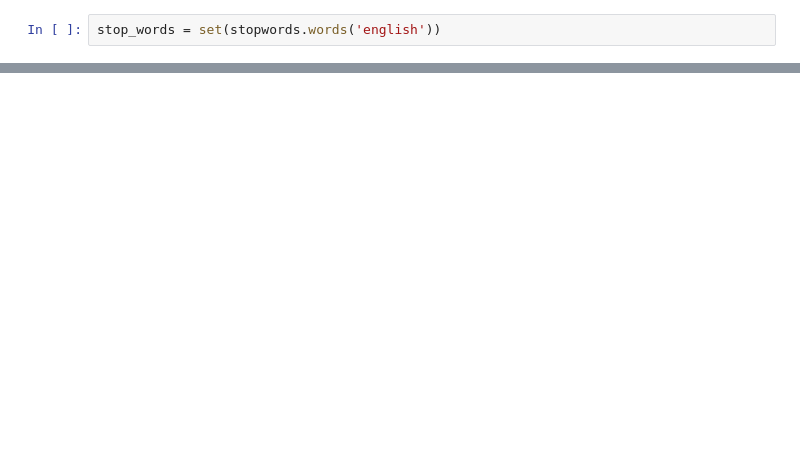
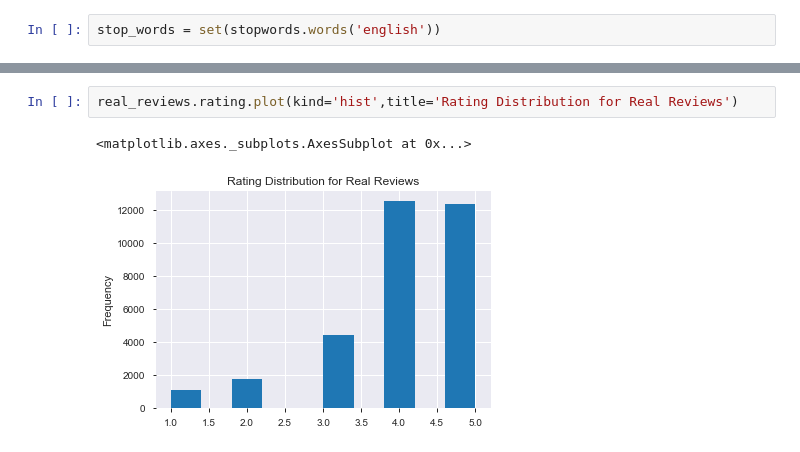
Before and after one commit to ameliachu/fake-review-detection-project, a Jupyter notebook: notebooks/ece278/00-EDA.ipynb, the cells around one changed output, grey strips where cells are left out. Saved outputs shown, nothing was run; the diff lists cells and outputs as text; blank space fills up the shorter version.

```diff
--- a/notebooks/ece278/00-EDA.ipynb
+++ b/notebooks/ece278/00-EDA.ipynb
@@ -98,0 +177,5 @@ len(set(stopwords.words('english')) )
+# %%
+real_reviews.rating.plot(kind='hist',title='Rating Distribution for Real Reviews')
+# %% [output]
+<matplotlib.axes._subplots.AxesSubplot at 0x...>
+[figure, added]
```
Also changed, not shown: parts of 23 cells of this notebook, 1 other file.
